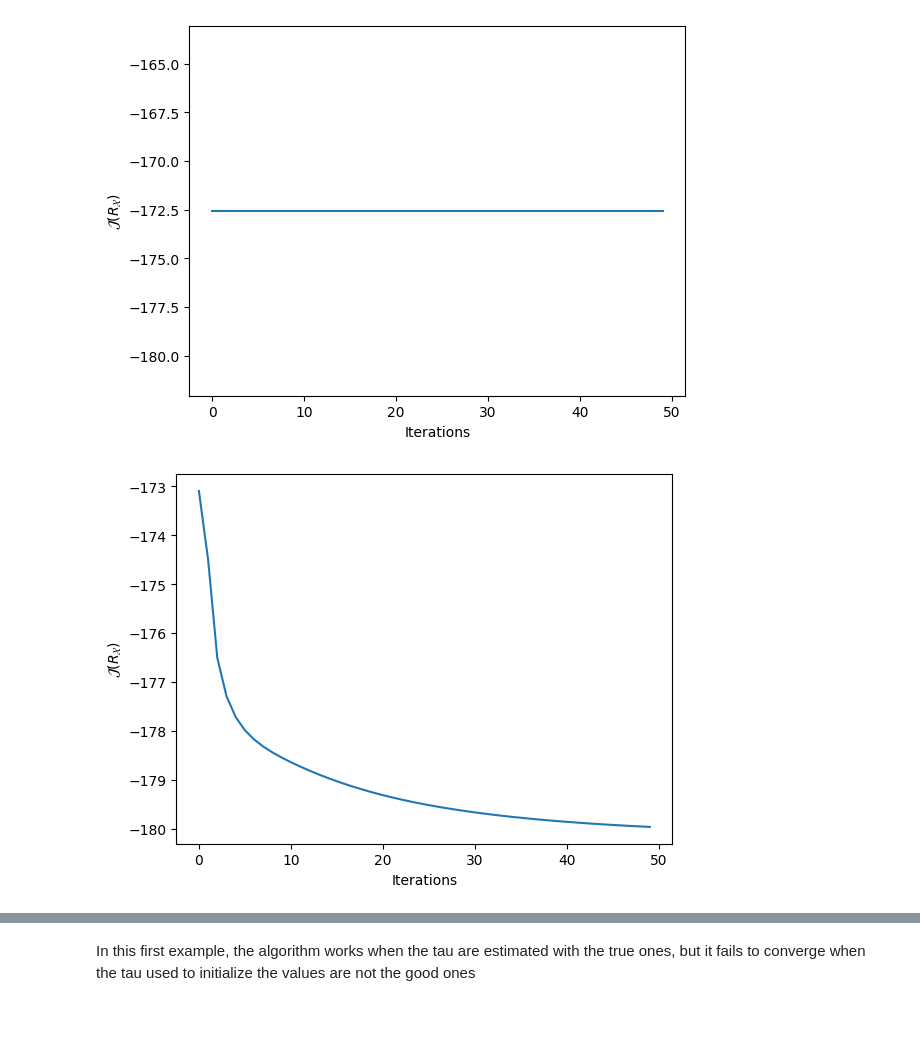
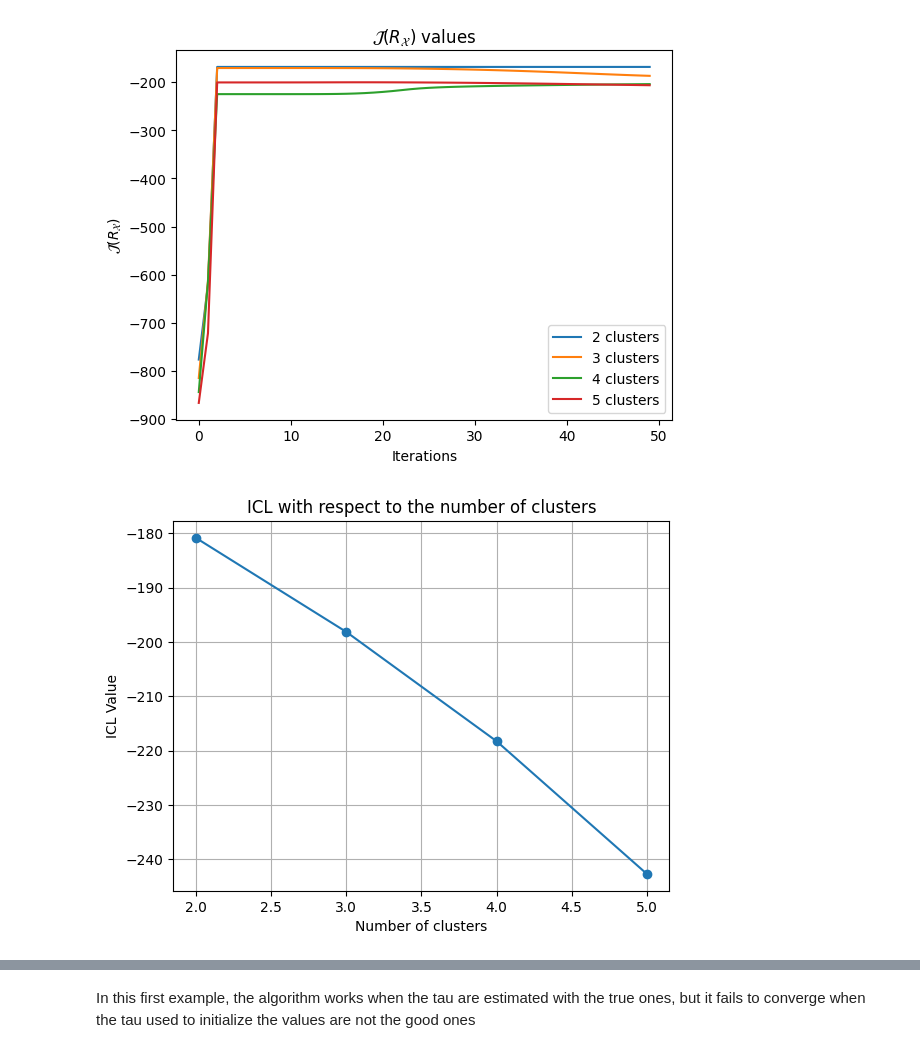
Before and after one commit to ElSacho/Mixture4graph, a Jupyter notebook: notebook_generate_and_EM.ipynb, the cells around one changed output, grey strips where cells are left out. Cells and saved outputs as stored; diff of their text form; code cells hidden in the pictures; blank space fills up the shorter version.

Commit message:
more plot and adjency matrix

```diff
--- a/notebook_generate_and_EM.ipynb
+++ b/notebook_generate_and_EM.ipynb
@@ -12,19 +12,20 @@ np.set_printoptions(precision=4, suppress=True)
 # %%
 np.random.seed(2)
 n_vertices = 50
 pi = np.array([[1,0.1],[0.1,1]])
 priors = np.array([0.2,0.8])
 n_clusters = len(priors)
 max_iter = 50
 
 graph, tau = generate_and_give_tau(n_vertices, pi , priors)
 
-model = mixtureModel(graph)
+model = mixtureModel(graph, initilisation_method='random')
 tab_clusters = [2,3,4,5]
-model.fit_tab_clusters(tab_clusters)
+model.fit(tab_clusters)
 
-model.plot_jrx(tab_clusters)
+model.plot_jrx()
 model.plot_icl()
+model.plot_adjency_matrix(2)
 # %% [output]
-[figure, old version]
+[figure, new version]
-[figure, old version]
+[figure, new version]
```
Also changed, not shown: parts of 2 cells of this notebook, 5 other files.
